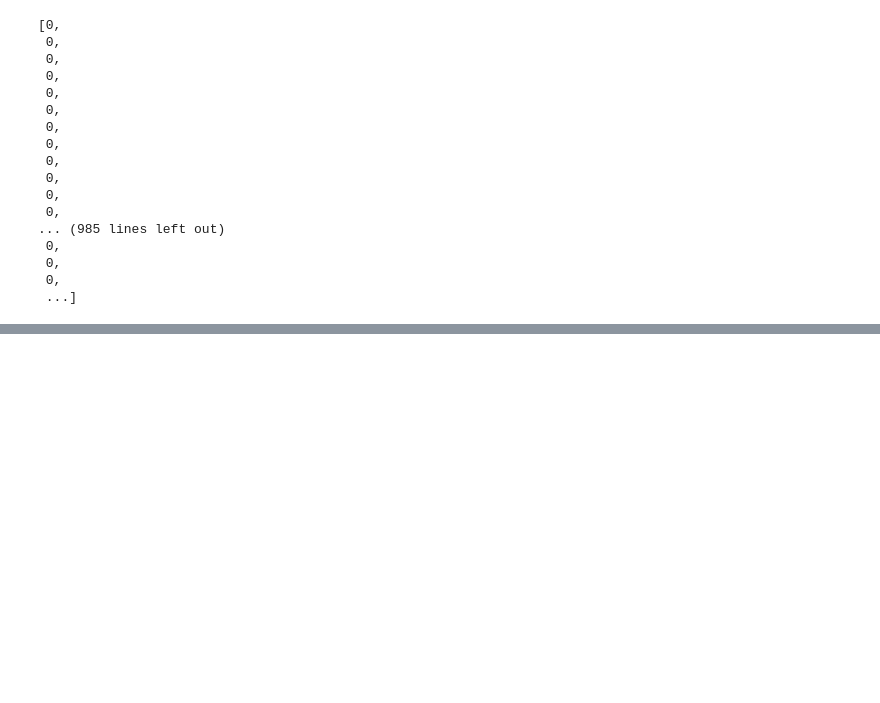
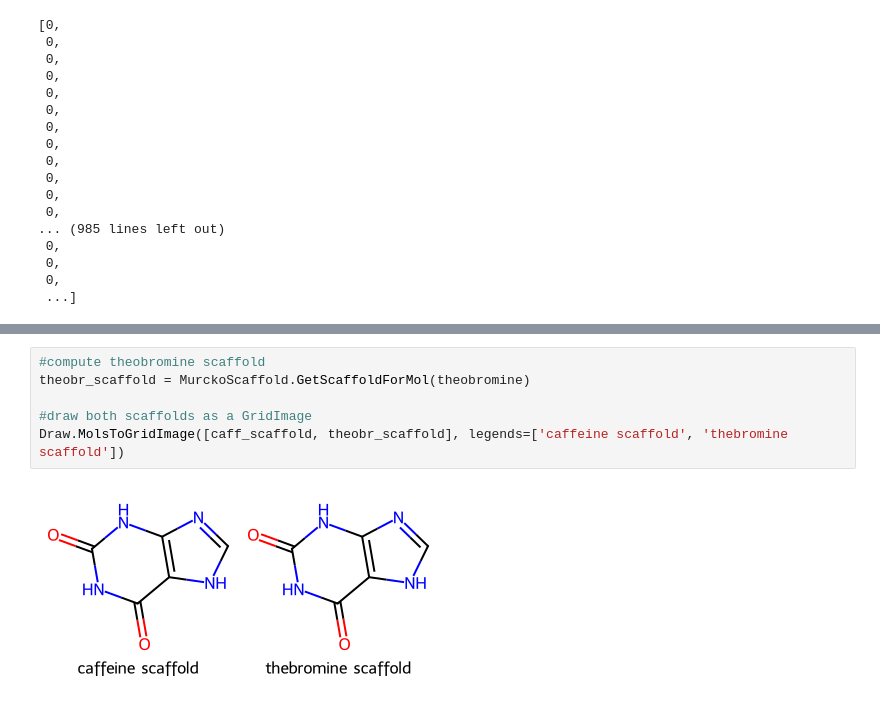
Before and after one commit to Accayo14/AI-for-Chemistry, a Jupyter notebook: Week_1/rdkit.ipynb, the cells around one changed output, grey strips where cells are left out. Drawn from its saved outputs; the diff is of its cells as text; blank space fills up the shorter version.

```diff
--- a/Week_1/rdkit.ipynb
+++ b/Week_1/rdkit.ipynb
@@ -213,0 +295,8 @@ caffiene_fp.ToList()
+# %%
+#compute theobromine scaffold
+theobr_scaffold = MurckoScaffold.GetScaffoldForMol(theobromine)
+
+#draw both scaffolds as a GridImage
+Draw.MolsToGridImage([caff_scaffold, theobr_scaffold], legends=['caffeine scaffold', 'thebromine scaffold'])
+# %% [output]
+[figure, added]
```
Also changed, not shown: parts of 10 cells of this notebook.
